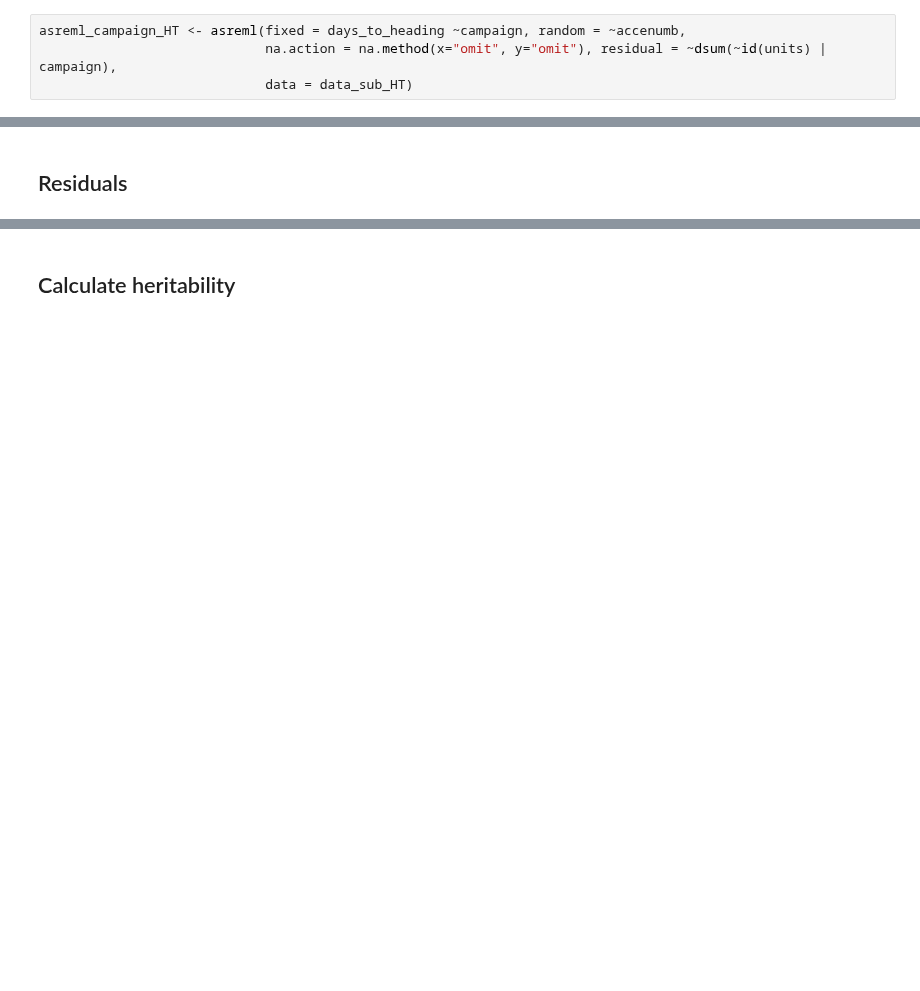
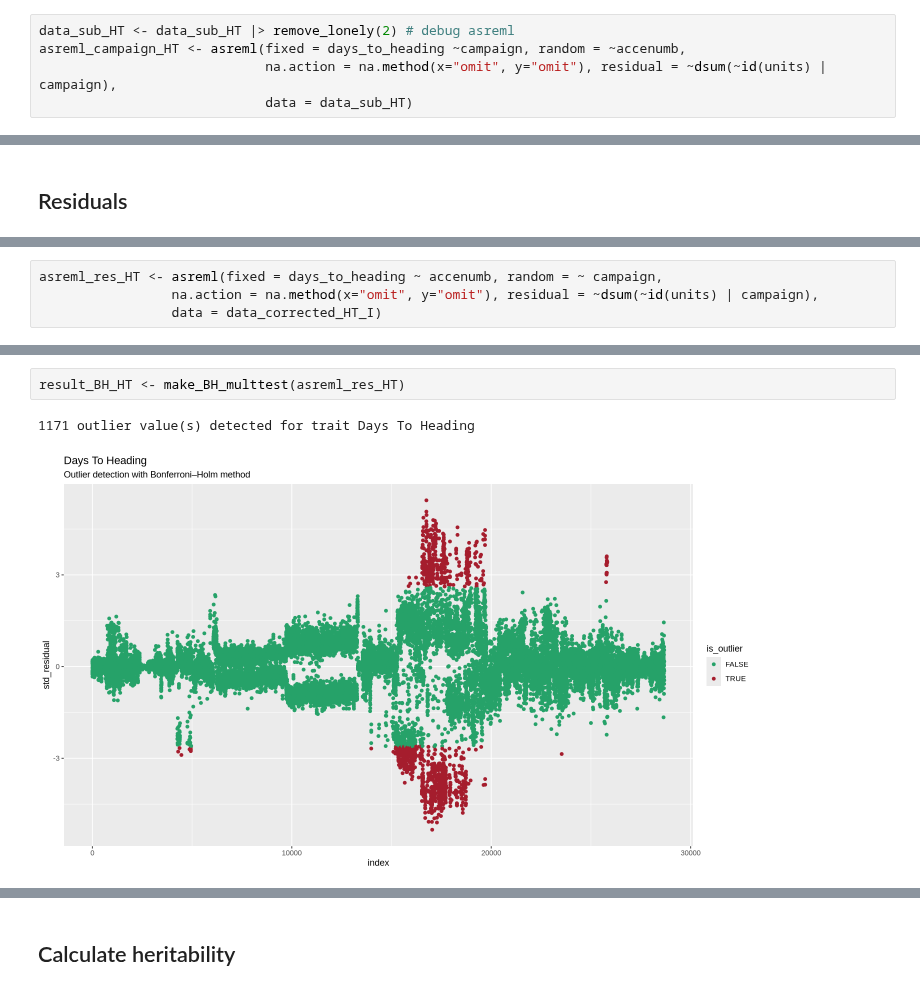
Before and after one commit to AGENTproject/historic_pheno_data_analysis, a Jupyter notebook: ICARDA/ICARDA_historic_wheat_data_analysis.ipynb, the cells around one changed output, grey strips where cells are left out. Saved outputs shown, nothing was run; the diff lists cells and outputs as text; blank space fills up the shorter version.

```diff
--- a/ICARDA/ICARDA_historic_wheat_data_analysis.ipynb
+++ b/ICARDA/ICARDA_historic_wheat_data_analysis.ipynb
@@ -78,6 +89,7 @@ data_sub_TKW |> visualise_trait(geom_density())
 # %% [markdown]
 ## Extract and format the campaign effects
 # %%
+data_sub_HT <- data_sub_HT |> remove_lonely(2) # debug asreml
 asreml_campaign_HT <- asreml(fixed = days_to_heading ~campaign, random = ~accenumb,
                              na.action = na.method(x="omit", y="omit"), residual = ~dsum(~id(units) | campaign),
                              data = data_sub_HT)
@@ -151,0 +135,4 @@ write_csv(data_corrected_TKW_II,"data_corrected_TKW_II.csv")
+# %%
+asreml_res_HT <- asreml(fixed = days_to_heading ~ accenumb, random = ~ campaign,
+                 na.action = na.method(x="omit", y="omit"), residual = ~dsum(~id(units) | campaign),
+                 data = data_corrected_HT_I)
@@ -151,0 +150,5 @@ write_csv(data_corrected_TKW_II,"data_corrected_TKW_II.csv")
+# %%
+result_BH_HT <- make_BH_multtest(asreml_res_HT)
+# %% [output]
+1171 outlier value(s) detected for trait Days To Heading
+[figure, added]
```
Also changed, not shown: parts of 36 cells of this notebook, 7 other files.
